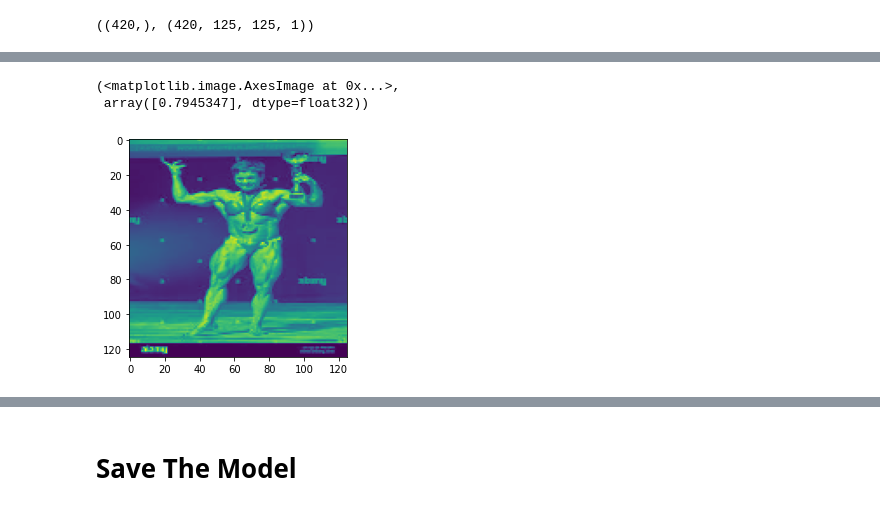
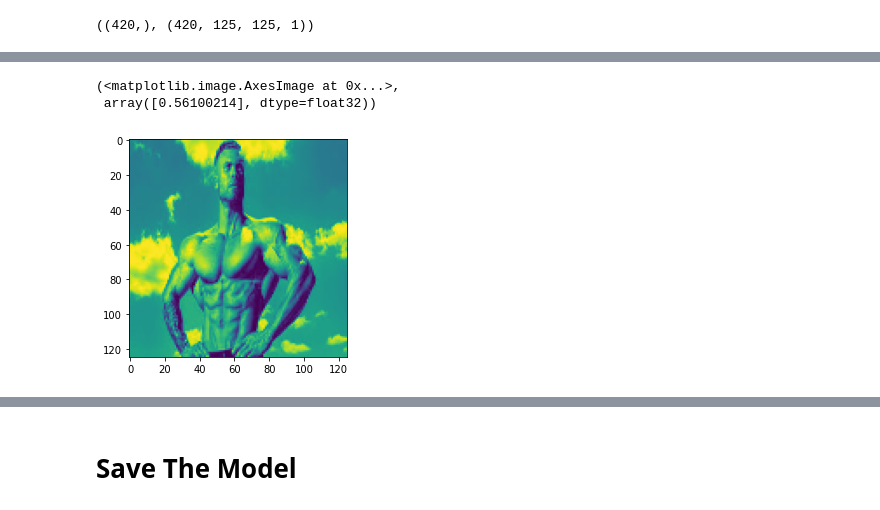
Before and after one commit to DavidHostler/NattyOrNot, a Jupyter notebook: machine_learning/Neural Network.ipynb, the cells around one changed output, grey strips where cells are left out. Saved outputs shown, nothing was run; the diff lists cells and outputs as text; code cells hidden in the pictures.

```diff
--- a/machine_learning/Neural Network.ipynb
+++ b/machine_learning/Neural Network.ipynb
@@ -207,8 +227,8 @@ plt.imshow(X_train[8])
 # %%
-plt.imshow(X_train[8]), preds[8]
+plt.imshow(X_test[7]), preds[7]
 # %% [output]
 (<matplotlib.image.AxesImage at 0x...>,
- array([0.7945347], dtype=float32))
+ array([0.56100214], dtype=float32))
-[figure, old version]
+[figure, new version]
 # %%
 preds = model.predict(X_train)
```
Also changed, not shown: parts of 10 cells of this notebook.
